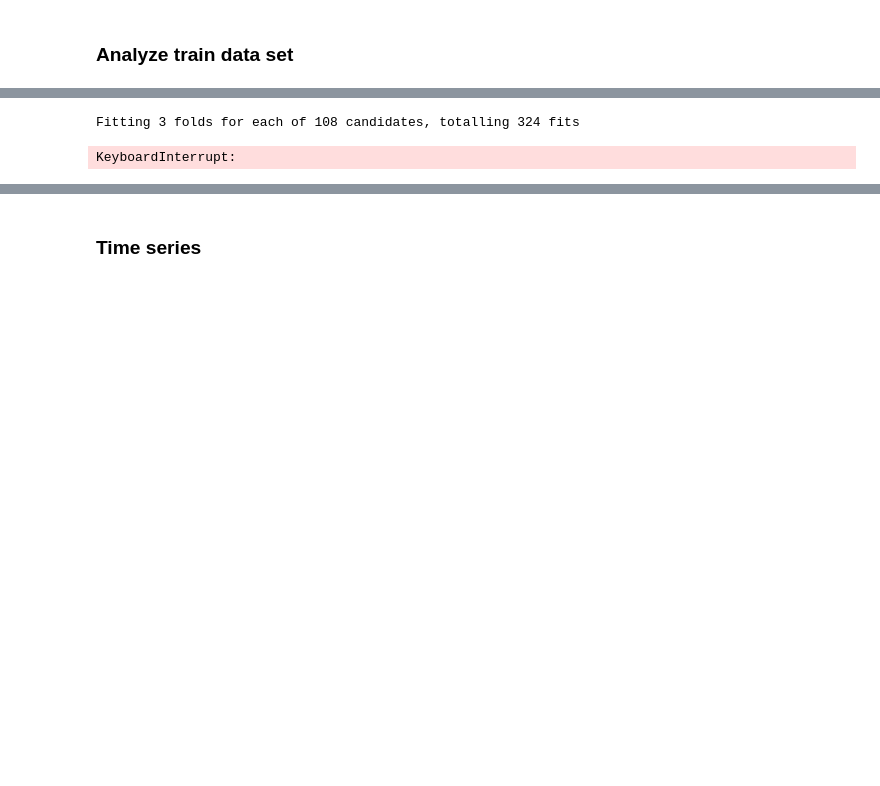
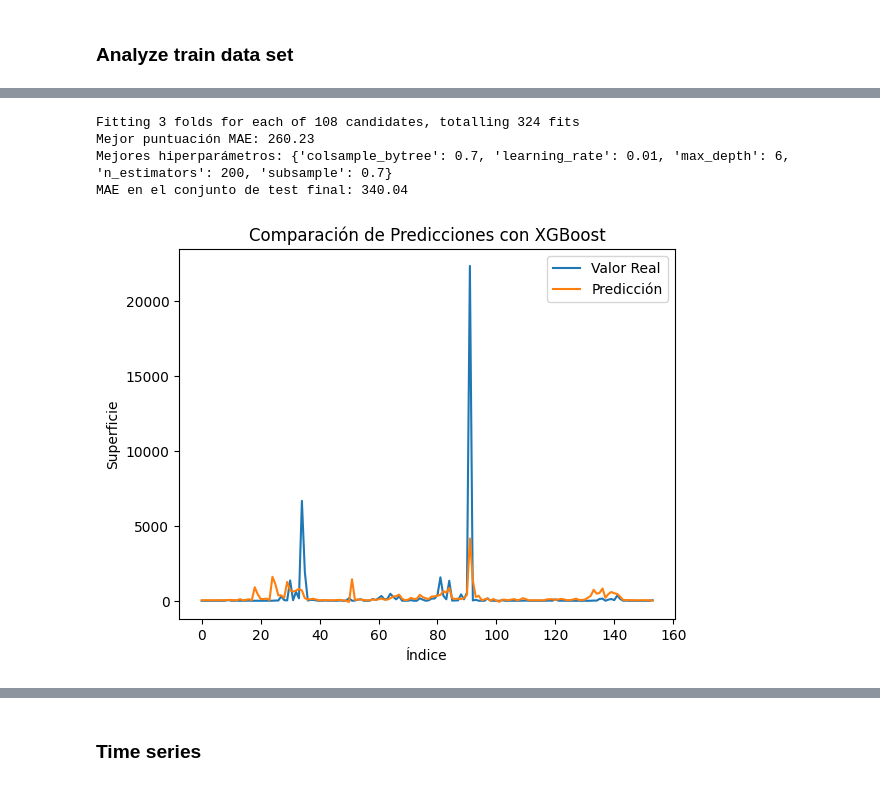
Before and after one commit to JozsefIvanGafo/4-Year-Q1-iao-project-Prediction-of-Forest-fires-in-Galicia-Spain2024-UC3M, a Jupyter notebook: prediction_of_forest_fires_in_Galicia.ipynb, the cells around one changed output, grey strips where cells are left out. Drawn from its saved outputs; the diff is of its cells as text; code cells hidden in the pictures; blank space fills up the shorter version.

```diff
--- a/prediction_of_forest_fires_in_Galicia.ipynb
+++ b/prediction_of_forest_fires_in_Galicia.ipynb
@@ -989,37 +800,40 @@ param_grid = {
     'learning_rate': [0.01, 0.05, 0.1],
     'subsample': [0.7, 1.0],
     'colsample_bytree': [0.7, 1.0]
 }
 
 
 grid_search = GridSearchCV(estimator=xg_reg, param_grid=param_grid, scoring='neg_mean_absolute_error', cv=3, verbose=1, n_jobs=-1)
 grid_search.fit(x_train, y_train)
 
 
-print(f"Mejor puntuación MAE: {-grid_search.best_score:.2f}")
-print("Mejores hiperparámetros:", grid_search.best_params)
+print(f"Mejor puntuación MAE: {-grid_search.best_score_:.2f}")
+print("Mejores hiperparámetros:", grid_search.best_params_)
 
 # Usar el mejor modelo encontrado para hacer predicciones
-best_model = grid_search.best_estimator
+best_model = grid_search.best_estimator_
 
 # Hacer predicciones
 y_pred = best_model.predict(x_test)
 
 # Calcular el error medio absoluto (MAE)
 mae = mean_absolute_error(y_test, y_pred)
 print(f"MAE en el conjunto de test final: {mae:.2f}")
 
 # Mostrar la comparación entre las predicciones y los valores reales
 plt.plot(y_test.values, label="Valor Real")
 plt.plot(y_pred, label="Predicción")
 plt.legend()
 plt.xlabel("Índice")
 plt.ylabel("Superficie")
 plt.title("Comparación de Predicciones con XGBoost")
 plt.show()
 # %% [output]
 Fitting 3 folds for each of 108 candidates, totalling 324 fits
+Mejor puntuación MAE: 260.23
+Mejores hiperparámetros: {'colsample_bytree': 0.7, 'learning_rate': 0.01, 'max_depth': 6, 'n_estimators': 200, 'subsample': 0.7}
+MAE en el conjunto de test final: 340.04
-KeyboardInterrupt:
+[figure, added]
 # %%
 from sklearn.ensemble import AdaBoostRegressor
 from sklearn.tree import DecisionTreeRegressor
```
Also changed, not shown: parts of 15 cells of this notebook.
